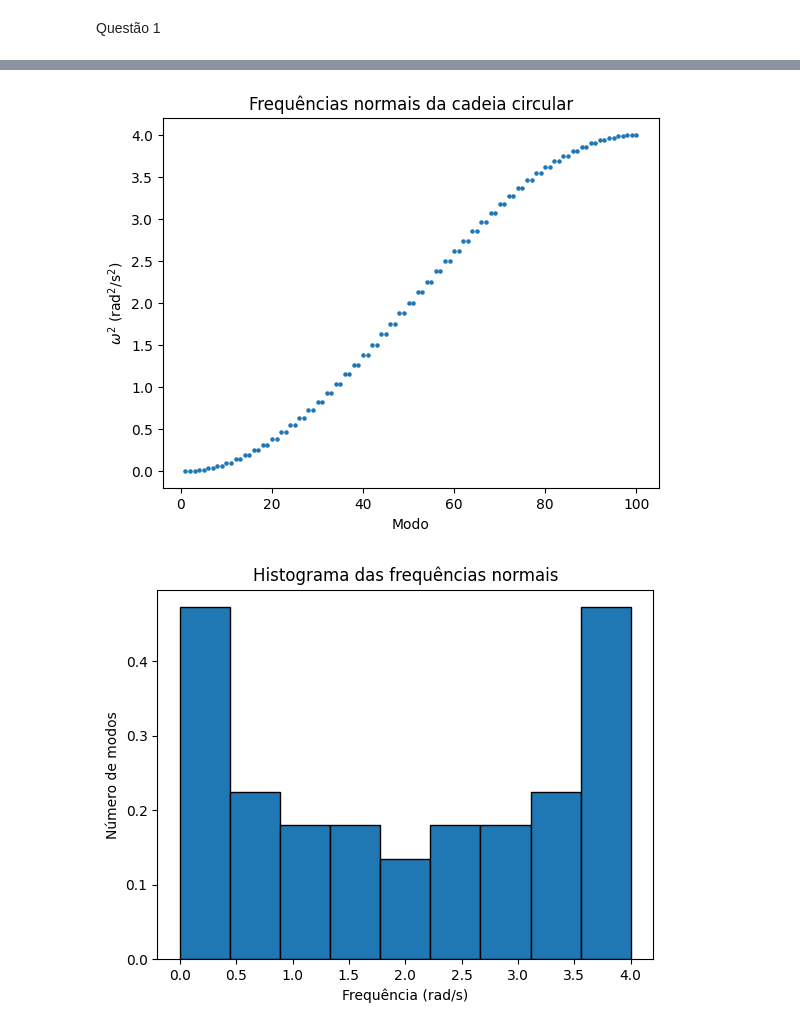
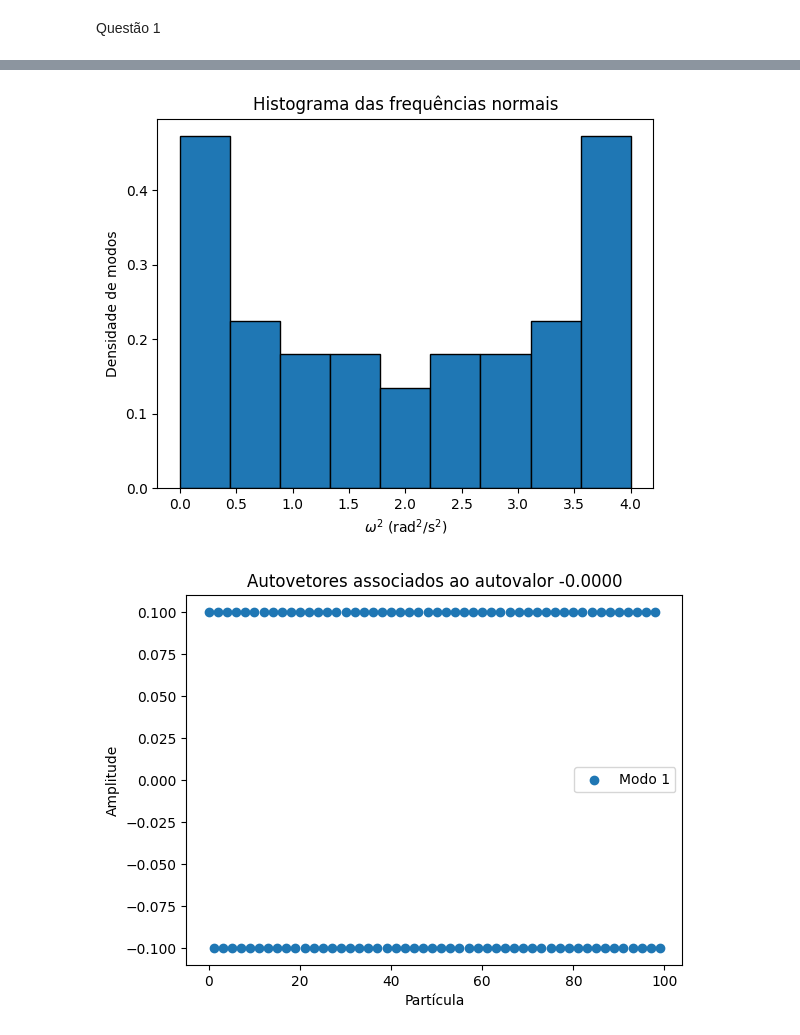
Before and after one commit to hrpedro/AV05, a Jupyter notebook: AV05.ipynb, the cells around one changed output, grey strips where cells are left out. Drawn from its saved outputs; the diff is of its cells as text; code cells hidden in the pictures.

```diff
--- a/AV05.ipynb
+++ b/AV05.ipynb
@@ -34,28 +34,64 @@ D = np.linalg.inv(M) @ K  # ou, como M = m*I, D = K/m
 print("Matriz dinâmica (D):")
 print(D)
 
-# Cálculo dos autovalores (valores próprios) da matriz dinâmica
-autovalores, autovetores = np.linalg.eigvals(D)
+# Cálculo dos autovalores e autovetores da matriz dinâmica
+autovalores = np.linalg.eigvals(D)
+autovetores = np.linalg.eig(D)[1]
 
+'''print("Autovalores (valores próprios):")
+print(autovalores)
 
-print("Autovalores (valores próprios):")
-print(autovalores)
+print("Autovetores (vetores próprios):")
+for i, v in enumerate(autovetores.T):
+    print(f"Modo {i+1}: {v}")'''
+
+lista_index = np.argsort(autovalores.real) # Ordena os autovalores reais
+
+autovalores_ordenados = autovalores[lista_index]
+autovetores_ordenados = autovetores[:, lista_index]
+
+print("Autovalores ordenados (valores próprios):")
+print(autovalores_ordenados)
+
+print("Autovetores ordenados (vetores próprios):")
+for i, v in enumerate(autovetores_ordenados.T):
+    print(f"Modo {i+1}: {v}")
+
+'''print("Autovalores (valores próprios):")
+print(autovalores)'''
 
 print("Frequências de oscilação (rad/s):")
 for i, f in enumerate(autovalores):
     print(f"Modo {i+1}: {f:.4f}")
 
-# Opcional: plotar as frequências
+'''# Opcional: plotar as frequências
 plt.scatter(range(1, N+1), np.sort(autovalores.real), s=5)
 plt.xlabel('Modo')
 plt.ylabel(r'$\omega^2$ (rad$^2$/s$^2$)')
 plt.title('Frequências normais da cadeia circular')
+plt.show()'''
+
+
+plt.hist(autovalores.real, bins=9, density=True, edgecolor='black')
+plt.xlabel(r'$\omega^2$ (rad$^2$/s$^2$)')
+plt.ylabel('Densidade de modos')
+plt.title('Histograma das frequências normais')
 plt.show()
 
-plt.hist(autovalores.real, bins=9, density=True, edgecolor='black')
-plt.xlabel('Frequência (rad/s)')
-plt.ylabel('Número de modos')
-plt.title('Histograma das frequências normais')
+# Escolha o autovalor alvo (por exemplo, o primeiro autovalor ordenado)
+autovalor_alvo = autovalores_ordenados[0]
+tolerancia = 1e-8  # tolerância para comparar autovalores
+
+# Encontre os índices dos autovalores iguais (ou muito próximos)
+indices = np.where(np.abs(autovalores_ordenados - autovalor_alvo) < tolerancia)[0]
+
+plt.figure()
+for i in indices:
+    plt.scatter(range(N), autovetores[:, i], label=f'Modo {i+1}')
+plt.xlabel('Partícula')
+plt.ylabel('Amplitude')
+plt.title(f'Autovetores associados ao autovalor {autovalor_alvo:.4f}')
+plt.legend()
 plt.show()
 # %% [output]
 Matriz de massa (M):
@@ -74,6 +110,6 @@ Matriz de constantes elásticas (K):
 Modo 97: 1.3820
 Modo 98: 2.4974
 Modo 99: 1.6252
 Modo 100: 2.0000
-[figure, old version]
+[figure, new version]
-[figure, old version]
+[figure, new version]
```
Also changed, not shown: parts of 1 cell of this notebook.
